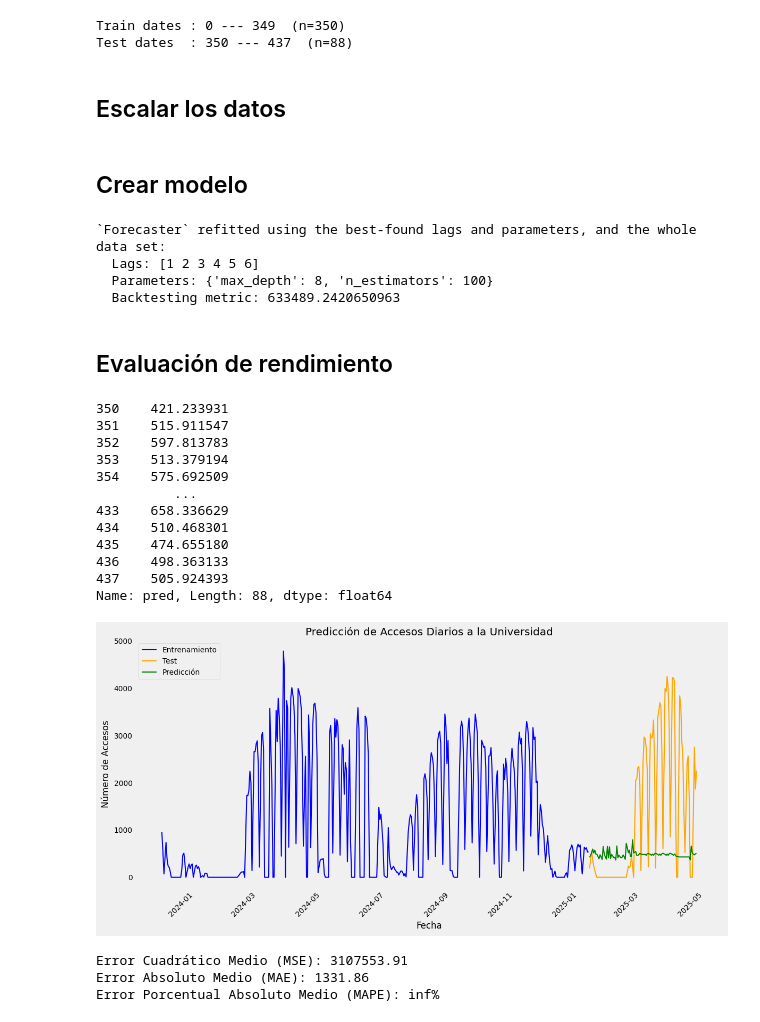
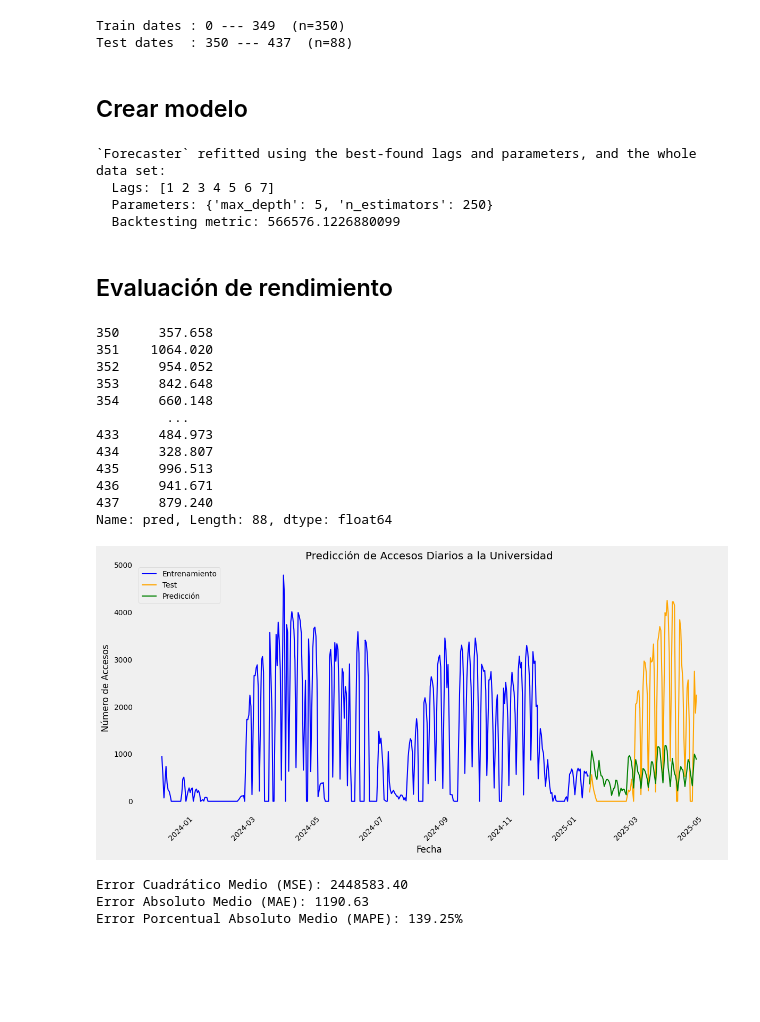
Before and after one commit to BrendanRubilar/IA_Library_Proyect, a Jupyter notebook: LibraryUseRF.ipynb, the cells around one changed output. Saved outputs shown, nothing was run; the diff lists cells and outputs as text; code cells hidden in the pictures; blank space fills up the shorter version.

```diff
--- a/LibraryUseRF.ipynb
+++ b/LibraryUseRF.ipynb
@@ -61,10 +51,10 @@ def mean_absolute_percentage_error(y_true, y_pred):
 ## Lectura del dataset
 # %%
 # Cargar el archivo Excel
-df = pd.read_excel("accesos.xlsx")
+df = pd.read_excel("Datasets/accesos.xlsx")
 
 # Leer días de vacaciones desde un archivo txt
-with open('dias_vacaciones.txt', 'r') as f:
+with open('Datasets/dias_vacaciones.txt', 'r') as f:
     dias_vacaciones = [pd.to_datetime(line.strip(), errors='coerce') for line in f if line.strip()]
 
 # Asegurar que la fecha esté en formato datetime
@@ -75,11 +65,6 @@ df['Día'] = df['Fecha Completa'].dt.day
 df['Mes'] = df['Fecha Completa'].dt.month
 df['Año'] = df['Fecha Completa'].dt.year
 
-# Codificar Jornada, Pregrado y Postgrado
-df['Jornada'] = df['Jornada'].astype('category').cat.codes
-df['Pregrado'] = df['Pregrado'].map({'SI': 1, 'NO': 0})
-df['Postgrado'] = df['Postgrado'].map({'SI': 1, 'NO': 0})
-
 # Crear una clave de fecha sin hora
 df['Fecha'] = df['Fecha Completa'].dt.date
 
@@ -88,8 +73,6 @@ df['Vacaciones'] = df['Fecha Completa'].dt.normalize().isin(dias_vacaciones).ast
 
 # Agrupar y contar accesos
 daily_counts = df.groupby(['Fecha', 'Día', 'Mes', 'Año']).agg({
-    'Pregrado': 'sum',
-    'Postgrado': 'sum',
     'Fecha Completa': 'count',  # esto cuenta los accesos
     'Vacaciones': 'max'  # max para saber si es día de vacaciones
 }).rename(columns={'Fecha Completa': 'Accesos'}).reset_index()
@@ -114,15 +97,9 @@ daily_counts_full = fechas_completas.merge(
     on=['Fecha', 'Día', 'Mes', 'Año'],
     how='left'
 )
-
-# Rellenar NaN con 0 en las columnas numéricas
-for col in ['Pregrado', 'Postgrado', 'Accesos']:
-    daily_counts_full[col] = daily_counts_full[col].fillna(0).astype(int)
 # %%
-# ...existing code...
-
 # Rellenar NaN con 0 en las columnas numéricas
-for col in ['Pregrado', 'Postgrado', 'Accesos']:
+for col in ['Accesos']:
     daily_counts_full[col] = daily_counts_full[col].fillna(0).astype(int)
 
 # Eliminar los domingos del DataFrame
@@ -130,7 +107,11 @@ daily_counts_full = daily_counts_full[
     pd.to_datetime(daily_counts_full['Fecha']).dt.weekday != 6
 ].reset_index(drop=True)
 
-# ...continúa con el resto del código...
+# Incluir la columna de día de la semana
+daily_counts_full['Dia_Semana'] = pd.to_datetime(daily_counts_full['Fecha']).dt.weekday
+
+# Crear columna que marca los sábados (sábado=5)
+daily_counts_full['Es_Sabado'] = (daily_counts_full['Dia_Semana'] == 5).astype(int)
 # %%
 daily_counts_full.head(10)
 # %% [output]
@@ -192,13 +181,11 @@ train_Size = int(len(daily_counts_full)*0.8)
 train = daily_counts_full['Accesos'][:train_Size]
 test = daily_counts_full['Accesos'][train_Size:]
 
-train_exog = daily_counts_full[['Vacaciones']][:train_Size]
-test_exog = daily_counts_full[['Vacaciones']][train_Size:]
+train_exog = daily_counts_full[['Vacaciones', 'Dia_Semana', 'Mes', 'Año', 'Día', 'Es_Sabado']][:train_Size]
+test_exog = daily_counts_full[['Vacaciones', 'Dia_Semana', 'Mes', 'Año', 'Día', 'Es_Sabado']][train_Size:]
 
 print(f"Train dates : {train.index.min()} --- {train.index.max()}  (n={len(train)})")
 print(f"Test dates  : {test.index.min()} --- {test.index.max()}  (n={len(test)})")
 # %% [output]
 Train dates : 0 --- 349  (n=350)
 Test dates  : 350 --- 437  (n=88)
-# %% [markdown]
-## Escalar los datos
@@ -224,7 +201,7 @@ Daily_Use = ForecasterRecursive(
 Daily_Use.fit(y=train, exog=train_exog)
 # %%
 cv = TimeSeriesFold(
-      steps              = 12,
+      steps              = 14,
       initial_train_size = int(len(train) * 0.5),
       refit              = True,
       fixed_train_size   = False,
@@ -232,7 +209,7 @@ cv = TimeSeriesFold(
     )
 
 # Valores candidatos para los hiperparámetros
-lags_grid = [3, 4, 6]
+lags_grid = [7, 14, 30]
 
 param_grid = {
     'n_estimators': [100, 250, 500],
@@ -253,14 +230,14 @@ results_grid = grid_search_forecaster(
                 )
 # %% [output]
 `Forecaster` refitted using the best-found lags and parameters, and the whole data set:
-  Lags: [1 2 3 4 5 6]
-  Parameters: {'max_depth': 8, 'n_estimators': 100}
-  Backtesting metric: 633489.2420650963
+  Lags: [1 2 3 4 5 6 7]
+  Parameters: {'max_depth': 5, 'n_estimators': 250}
+  Backtesting metric: 566576.1226880099
 # %%
-regressor = RandomForestRegressor(n_estimators=100, max_depth=8, random_state=123)
+regressor = RandomForestRegressor(n_estimators=1000, max_depth=25, random_state=123)
 forecaster = ForecasterRecursive(
                  regressor = regressor,
-                 lags      = 6
+                 lags      = 7
              )
 forecaster.fit(y=train, exog = train_exog)
 # %% [markdown]
@@ -270,41 +247,41 @@ predicted = forecaster.predict(steps=len(test), exog=test_exog)
 # %%
 predicted
 # %% [output]
-350    421.233931
-351    515.911547
-352    597.813783
-353    513.379194
-354    575.692509
-          ...
-433    658.336629
-434    510.468301
-435    474.655180
-436    498.363133
-437    505.924393
+350     357.658
+351    1064.020
+352     954.052
+353     842.648
+354     660.148
+         ...
+433     484.973
+434     328.807
+435     996.513
+436     941.671
+437     879.240
 Name: pred, Length: 88, dtype: float64
 # %%
 # Grafico
 plt.figure(figsize=(12, 6))
 plt.plot(daily_counts_full['Fecha'][:train_Size], train, label='Entrenamiento', color='blue')
 plt.plot(daily_counts_full['Fecha'][train_Size:], test, label='Test', color='orange')
 plt.plot(daily_counts_full['Fecha'][train_Size:], predicted, label='Predicción', color='green')
 plt.title('Predicción de Accesos Diarios a la Universidad')
 plt.xlabel('Fecha')
 plt.ylabel('Número de Accesos')
 plt.xticks(rotation=45)
 plt.legend()
 plt.grid()
 plt.tight_layout()
 plt.show()
 # Evaluación del modelo
 mse = mean_squared_error(test, predicted)
 mae = mean_absolute_error(test, predicted)
-mape = mean_absolute_percentage_error(test, predicted)
+smape_value = smape(test, predicted)
 print(f"Error Cuadrático Medio (MSE): {mse:.2f}")
 print(f"Error Absoluto Medio (MAE): {mae:.2f}")
-print(f"Error Porcentual Absoluto Medio (MAPE): {mape:.2f}%")
+print(f"Error Porcentual Absoluto Medio (MAPE): {smape_value:.2f}%")
 # %% [output]
-[figure, old version]
+[figure, new version]
-Error Cuadrático Medio (MSE): 3107553.91
-Error Absoluto Medio (MAE): 1331.86
-Error Porcentual Absoluto Medio (MAPE): inf%
+Error Cuadrático Medio (MSE): 2448583.40
+Error Absoluto Medio (MAE): 1190.63
+Error Porcentual Absoluto Medio (MAPE): 139.25%
```
Also changed, not shown: parts of 10 cells of this notebook, 4 other files.
